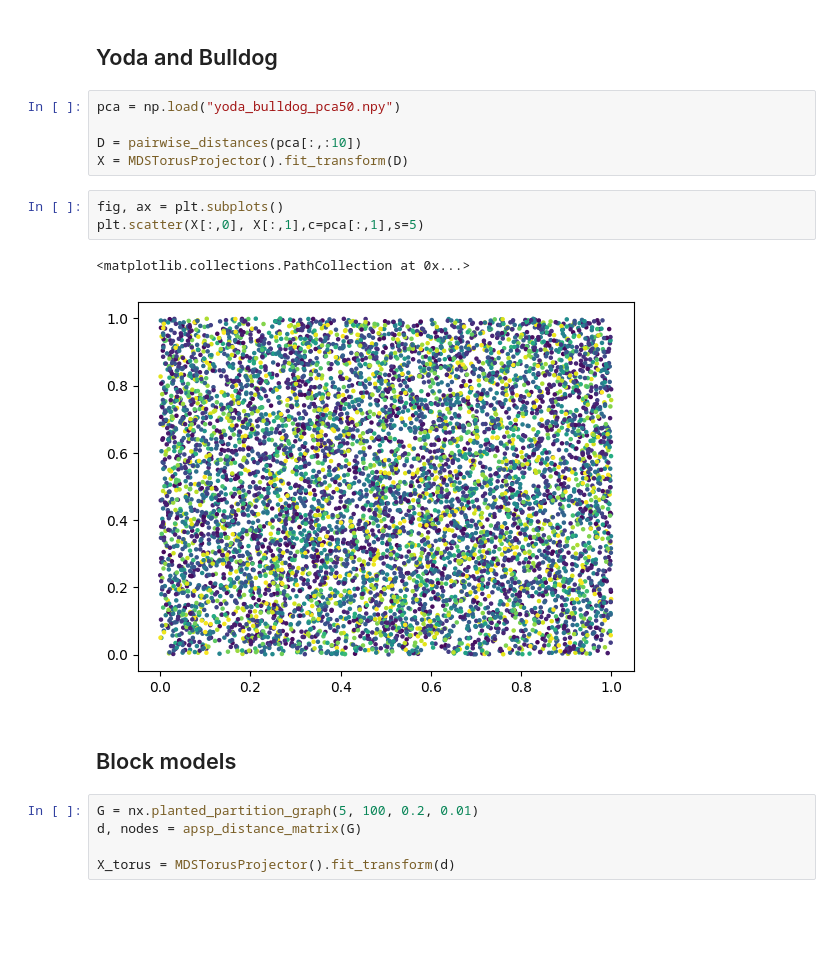
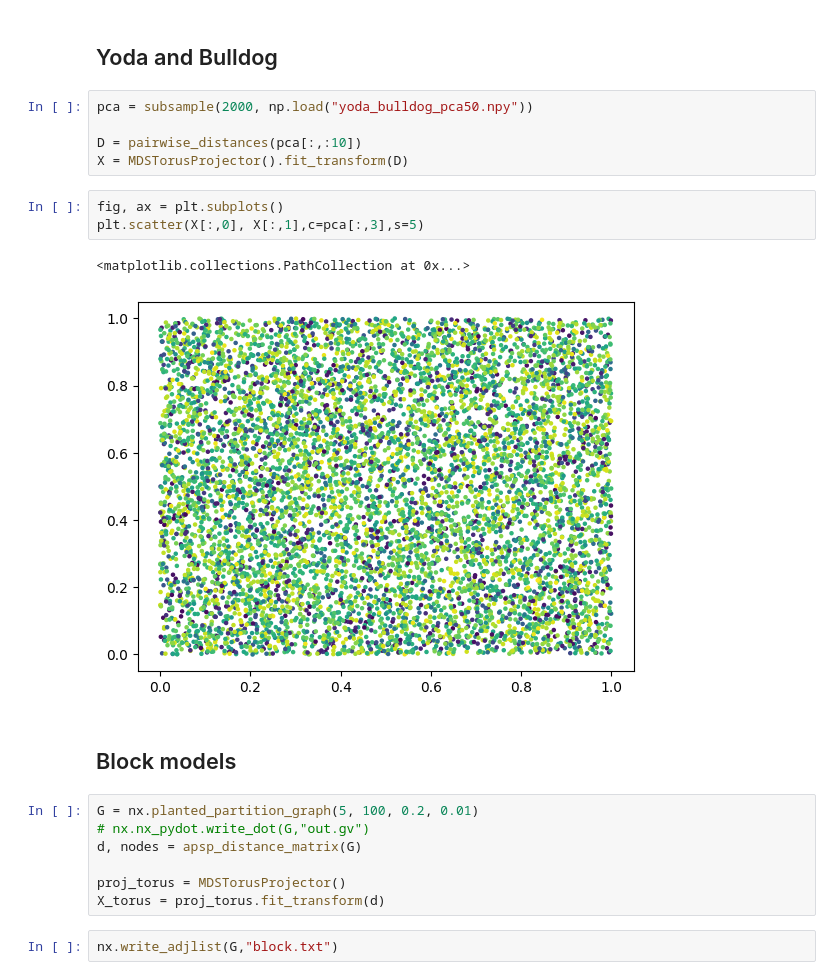
Before and after one commit to JacobLMiller/torus-mds, a Jupyter notebook: examples.ipynb, the cells around one changed output. Cells and saved outputs as stored; diff of their text form; blank space fills up the shorter version.

```diff
--- a/examples.ipynb
+++ b/examples.ipynb
@@ -198,23 +409,27 @@ Text(0.5, 0.98, 'Firing rates of selected cells by spatial position\n Toroidal e
 # %% [markdown]
 ## Yoda and Bulldog
 # %%
-pca = np.load("yoda_bulldog_pca50.npy")
+pca = subsample(2000, np.load("yoda_bulldog_pca50.npy"))
 
 D = pairwise_distances(pca[:,:10])
 X = MDSTorusProjector().fit_transform(D)
 # %%
 fig, ax = plt.subplots()
-plt.scatter(X[:,0], X[:,1],c=pca[:,1],s=5)
+plt.scatter(X[:,0], X[:,1],c=pca[:,3],s=5)
 # %% [output]
 <matplotlib.collections.PathCollection at 0x...>
-[figure, old version]
+[figure, new version]
 # %% [markdown]
 ## Block models
 # %%
 G = nx.planted_partition_graph(5, 100, 0.2, 0.01)
+# nx.nx_pydot.write_dot(G,"out.gv")
 d, nodes = apsp_distance_matrix(G)
 
-X_torus = MDSTorusProjector().fit_transform(d)
+proj_torus = MDSTorusProjector()
+X_torus = proj_torus.fit_transform(d)
+# %%
+nx.write_adjlist(G,"block.txt")
 # %%
 colors = [0] * 100 + [1] * 100 + [2] * 100 + [3] * 100 + [4] * 100
 plot_embedding_with_torus_edges(X_torus,G,colors=colors)
```
Also changed, not shown: parts of 26 cells of this notebook, 1 other file.
